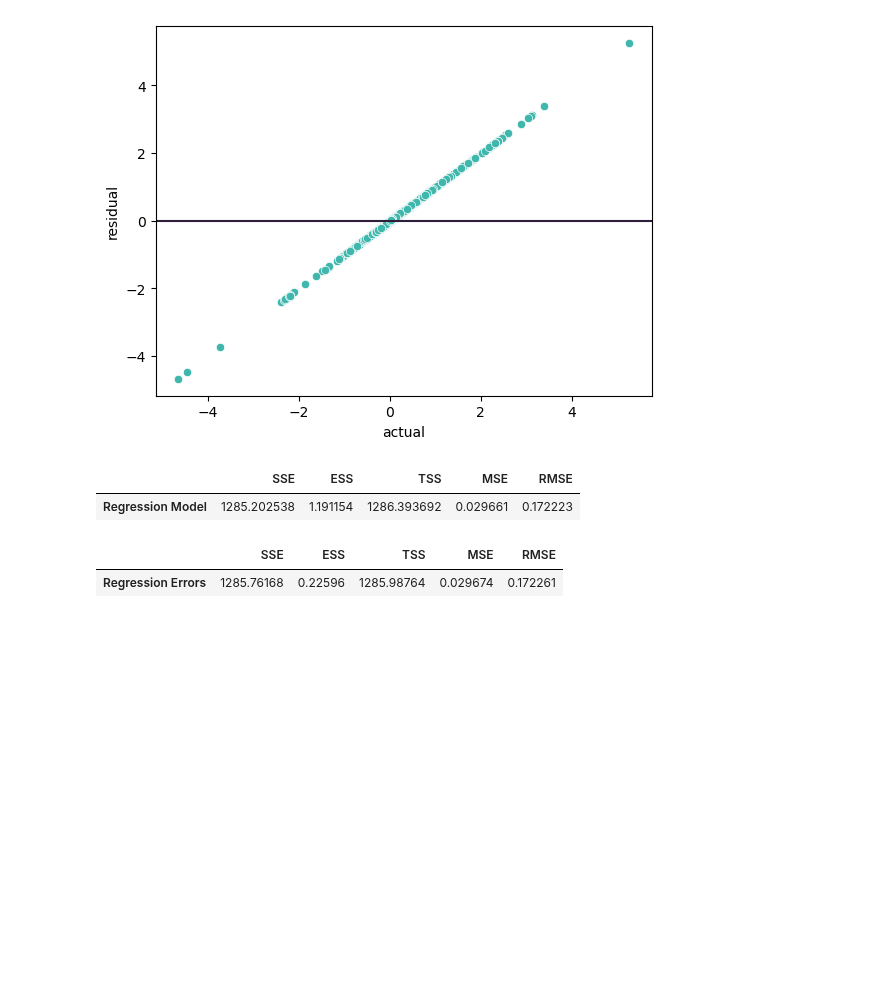
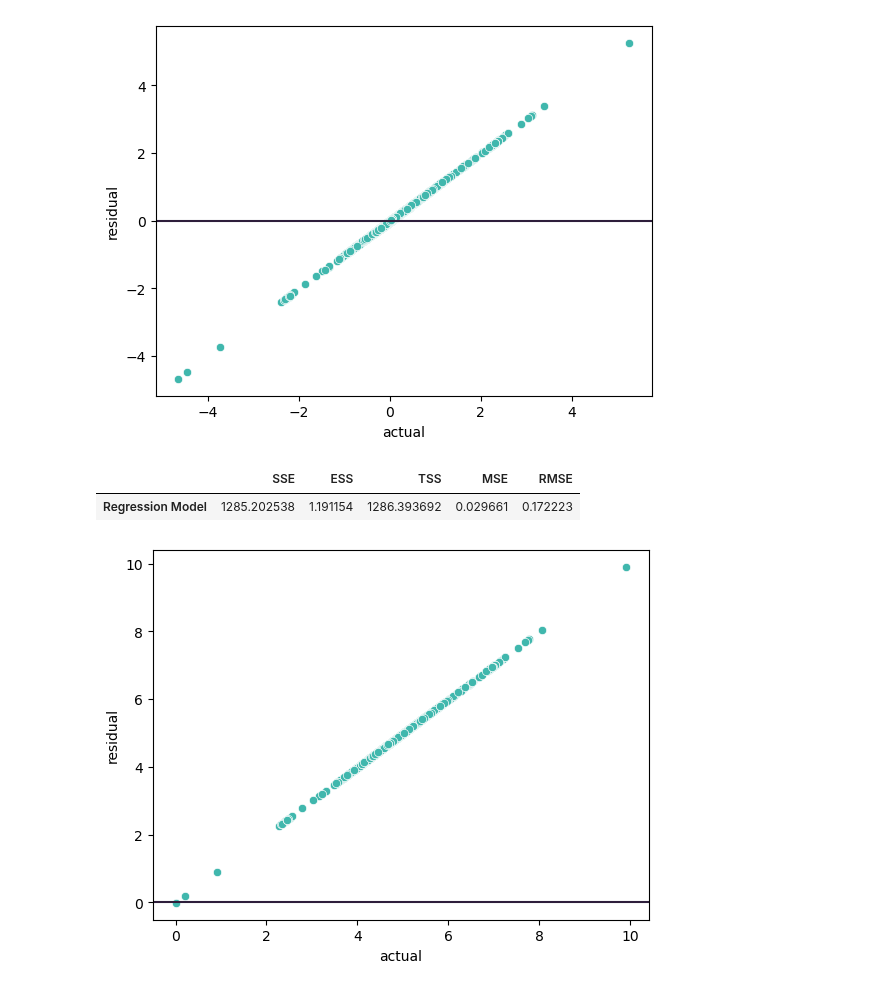
Before and after one commit to L-G-B-Team/clustering-project, a Jupyter notebook: woody_model.ipynb, the cells around one changed output. Saved outputs shown, nothing was run; the diff lists cells and outputs as text; code cells hidden in the pictures; blank space fills up the shorter version.

```diff
--- a/woody_model.ipynb
+++ b/woody_model.ipynb
@@ -57,11 +60,11 @@ ev.regression_errors(ypred.y_true,ypred.y_pred,'Regression Model')
 # %%
 from sklearn.linear_model import TweedieRegressor
 
 
 reload(m)
 train_predictions,scaler,kmeans,regressor = m.process_model(df=train_process_frame,features=features,
     target=target,cluster_cols=cluster_cols,cluster_name='cluster_fuck',regressor=TweedieRegressor(power=0,alpha=1.0),k=7)
-ev.regression_errors(train_predictions.y_true,train_predictions.y_pred,'Regression Errors')
+baseline_predictions = pd.Series([train.log_error.mean() for i in range(train.log_error.count())])
+ev.plot_residuals(train_predictions.y_true,baseline_predictions)
 # %% [output]
-|  | SSE | ESS | TSS | MSE | RMSE |
-| Regression Errors | 1285.76168 | 0.22596 | 1285.98764 | 0.029674 | 0.172261 |
+[figure, added]
```
Also changed, not shown: parts of 1 cell of this notebook.
